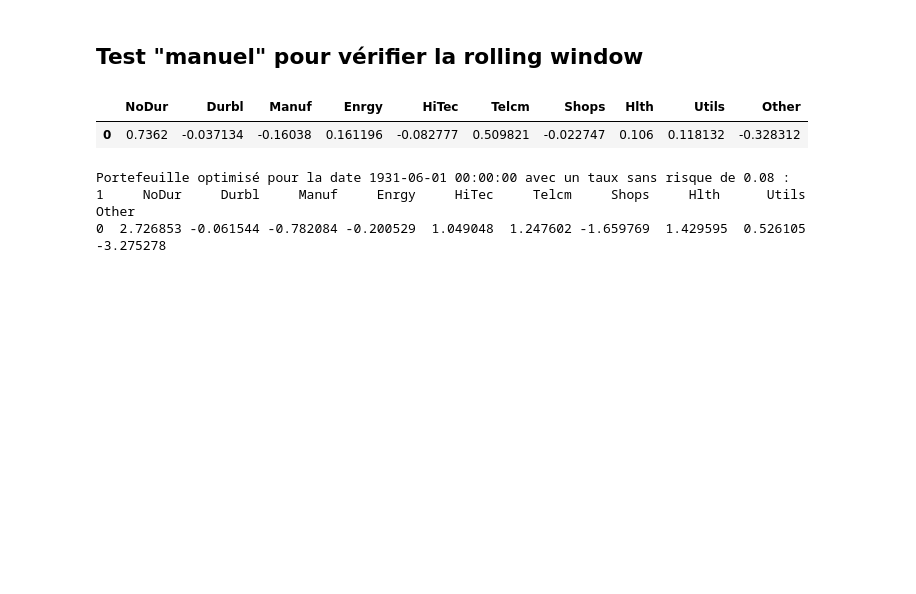
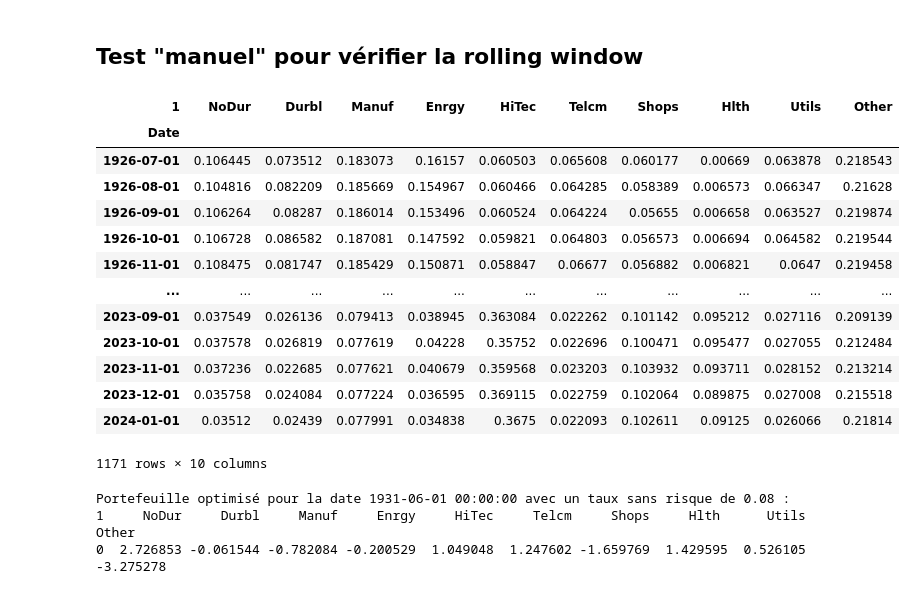
Before and after one commit to ThomasDeConinck/Gestion-de-Portefeuille-Devoir-2, a Jupyter notebook: Partie A/Partie_A_TP2.ipynb, the cells around one changed output. Saved outputs shown, nothing was run; the diff lists cells and outputs as text; code cells hidden in the pictures; blank space fills up the shorter version.

```diff
--- a/Partie A/Partie_A_TP2.ipynb
+++ b/Partie A/Partie_A_TP2.ipynb
@@ -907,36 +926,48 @@ def select_data_range(df, start_date, end_date):
     - start_date (str): Date de début au format 'YYYY-MM-DD'.
     - end_date (str): Date de fin au format 'YYYY-MM-DD'.
 
     Returns:
     - DataFrame: Les données filtrées.
     """
     # Filtrage du DataFrame basé sur la plage de dates
     filtered_df = df.loc[start_date:end_date]
     return filtered_df
 
 # Exemple d'utilisation
 start_date = '1926-07-01'
 end_date = '1931-06-01'
 
 # Sélection des données pour la plage spécifiée
 window_df = select_data_range(df_10Ind, start_date, end_date)
 
 # Calcul des rendements moyens et de la matrice de covariance pour la plage de données
 mean_returns = window_df.mean()
 cov_matrix = window_df.cov()
 
 # Définir le rendement cible pour le portefeuille
 mu_target = 0.02  # 2%
 
 # Appel à MV_optimize_portfolio avec les paramètres calculés
 # Assurez-vous que la fonction MV_optimize_portfolio est définie pour accepter les arguments corrects
-optimized_portfolio = MV_optimize_portfolio(df_10Ind.mean(), df_10Ind.cov(), short_allowed=True)
+optimized_portfolio = Market_Cap_Weighted_Portfolio(df_average_firm_size, df_number_firm)
 
 # Affichage des poids du portefeuille
 optimized_portfolio
 # %% [output]
-|  | NoDur | Durbl | Manuf | Enrgy | HiTec | Telcm | Shops | Hlth | Utils | Other |
-| 0 | 0.7362 | -0.037134 | -0.16038 | 0.161196 | -0.082777 | 0.509821 | -0.022747 | 0.106 | 0.118132 | -0.328312 |
+| 1 | NoDur | Durbl | Manuf | Enrgy | HiTec | Telcm | Shops | Hlth | Utils | Other |
+| Date |  |  |  |  |  |  |  |  |  |  |
+| 1926-07-01 | 0.106445 | 0.073512 | 0.183073 | 0.16157 | 0.060503 | 0.065608 | 0.060177 | 0.00669 | 0.063878 | 0.218543 |
+| 1926-08-01 | 0.104816 | 0.082209 | 0.185669 | 0.154967 | 0.060466 | 0.064285 | 0.058389 | 0.006573 | 0.066347 | 0.21628 |
+| 1926-09-01 | 0.106264 | 0.08287 | 0.186014 | 0.153496 | 0.060524 | 0.064224 | 0.05655 | 0.006658 | 0.063527 | 0.219874 |
+| 1926-10-01 | 0.106728 | 0.086582 | 0.187081 | 0.147592 | 0.059821 | 0.064803 | 0.056573 | 0.006694 | 0.064582 | 0.219544 |
+| 1926-11-01 | 0.108475 | 0.081747 | 0.185429 | 0.150871 | 0.058847 | 0.06677 | 0.056882 | 0.006821 | 0.0647 | 0.219458 |
+| ... | ... | ... | ... | ... | ... | ... | ... | ... | ... | ... |
+| 2023-09-01 | 0.037549 | 0.026136 | 0.079413 | 0.038945 | 0.363084 | 0.022262 | 0.101142 | 0.095212 | 0.027116 | 0.209139 |
+| 2023-10-01 | 0.037578 | 0.026819 | 0.077619 | 0.04228 | 0.35752 | 0.022696 | 0.100471 | 0.095477 | 0.027055 | 0.212484 |
+| 2023-11-01 | 0.037236 | 0.022685 | 0.077621 | 0.040679 | 0.359568 | 0.023203 | 0.103932 | 0.093711 | 0.028152 | 0.213214 |
+| 2023-12-01 | 0.035758 | 0.024084 | 0.077224 | 0.036595 | 0.369115 | 0.022759 | 0.102064 | 0.089875 | 0.027008 | 0.215518 |
+| 2024-01-01 | 0.03512 | 0.02439 | 0.077991 | 0.034838 | 0.3675 | 0.022093 | 0.102611 | 0.09125 | 0.026066 | 0.21814 |
+1171 rows × 10 columns
 # %%
 # Exemple d'utilisation
 start_date = '1926-07-01'
```
Also changed, not shown: parts of 12 cells of this notebook, 3 other files.
